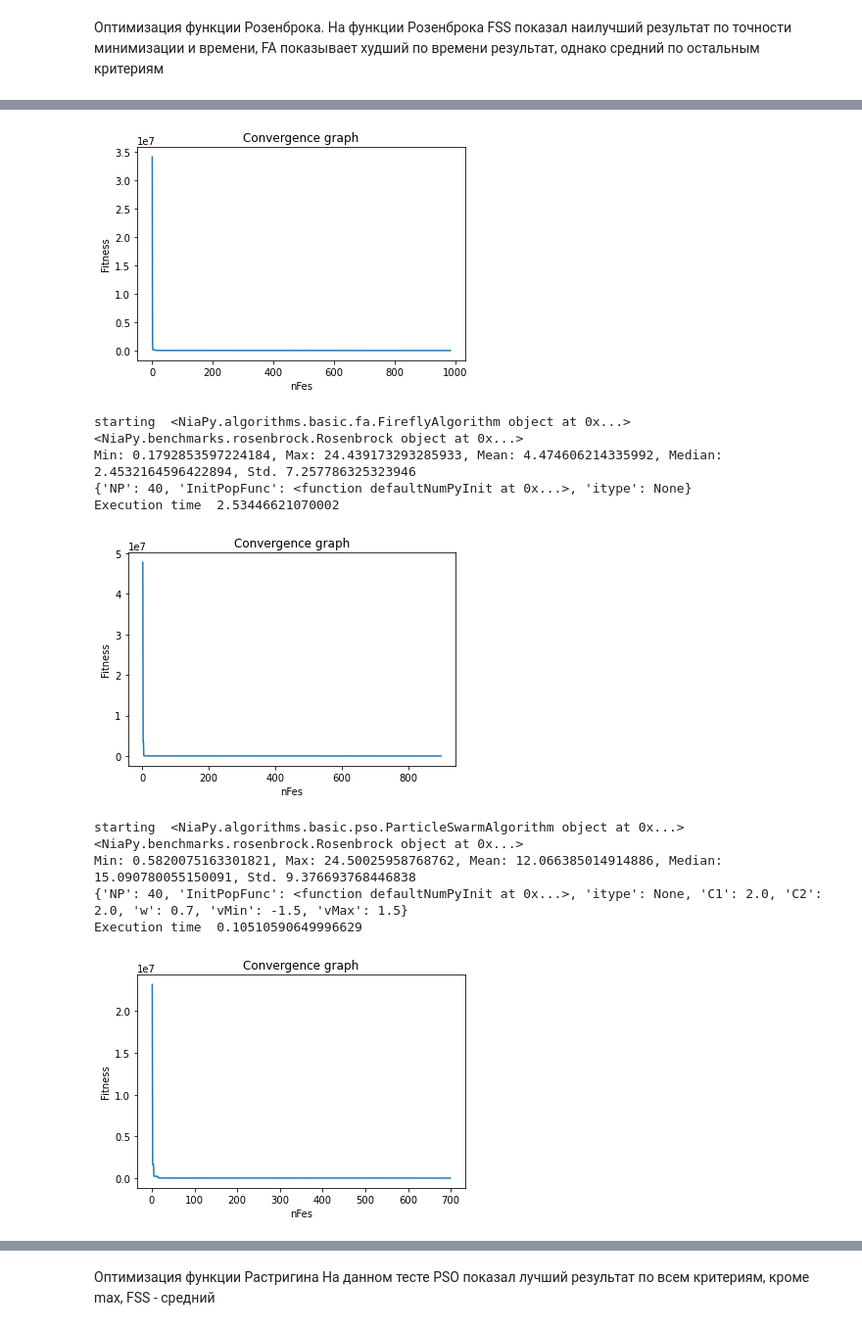
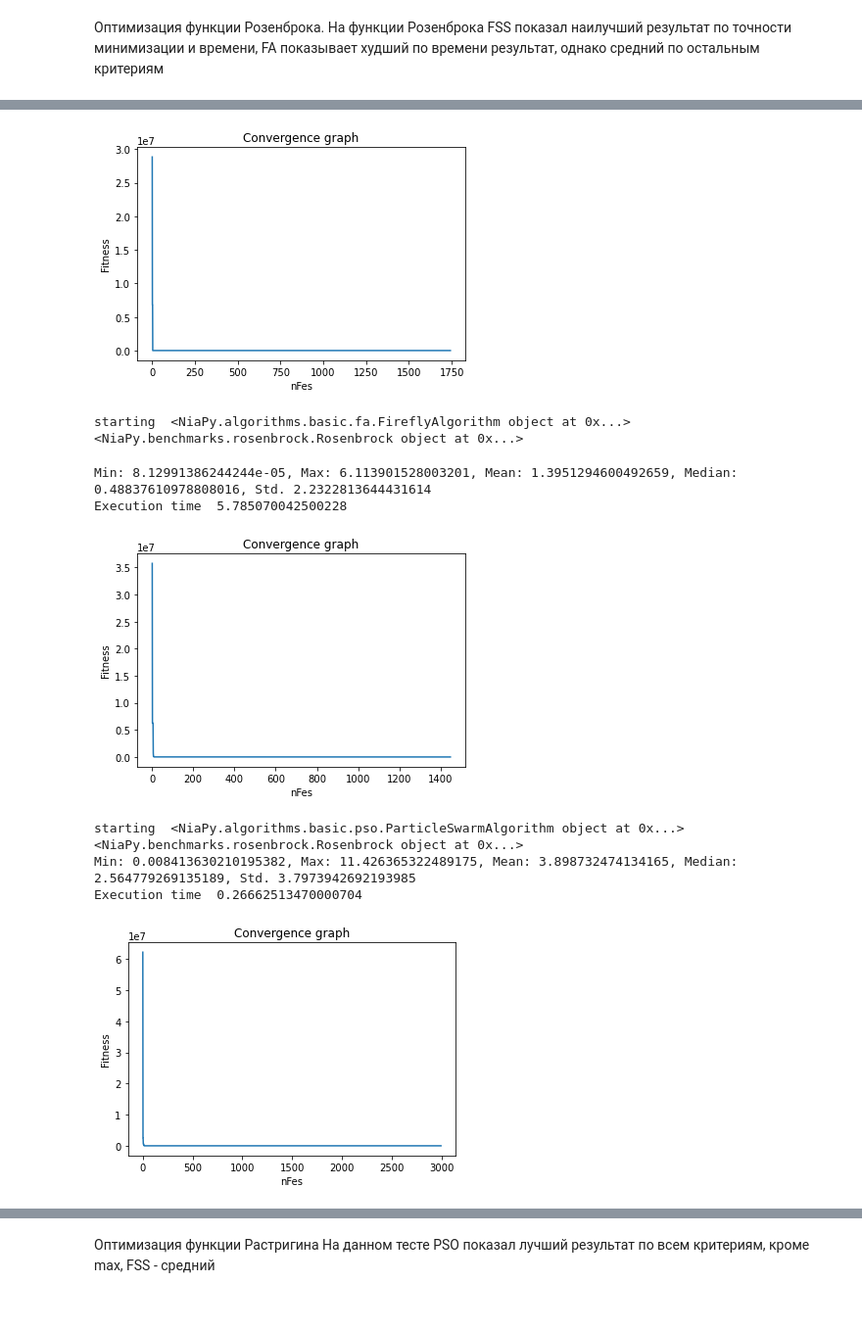
Before and after one commit to Loinen/FSS, a Jupyter notebook: FSS.ipynb, the cells around one changed output, grey strips where cells are left out. Shown: that part at 98% size. Saved outputs shown, nothing was run; the diff lists cells and outputs as text; code cells hidden in the pictures.

```diff
--- a/FSS.ipynb
+++ b/FSS.ipynb
@@ -18,6 +18,8 @@ def optimization(benc, nruns, dim, algo, nf, ngen):
     Time = list()
 
     stats = np.zeros(nruns)
+    x = list()
+    y = list()
     print("\nstarting ", algo, benc)
     for i in range(nruns):
         task = StoppingTask(D=dim, nGEN=ngen, nFES=nf, optType=OptimizationType.MINIMIZATION, benchmark=benc)
@@ -27,38 +29,35 @@ def optimization(benc, nruns, dim, algo, nf, ngen):
         Time.append(time.perf_counter() - timer)
 
         stats[i] = best[1]
-        evals, x_f = task.return_conv()
-
-        # print("FSS", best[-1])
-    #         print("Number of function evaluations ", evals)  # print function evaluations
-    # print(x_f)  # print values
+        x.append(best[0][0])
+        y.append(best[0][1])
 
     stat = BasicStatistics(stats)
-    print(stat.generate_standard_report())  # generate report
-    print(algo.getParameters())
+    print(stat.generate_standard_report())
     print("Execution time ", np.mean(Time))
-    return best, task
+    return x, y, task
 # %% [markdown]
 Оптимизация функции Розенброка. На функции Розенброка FSS показал наилучший результат по точности минимизации и времени, FA показывает худший по времени результат, однако средний по остальным критериям
 # %%
 nruns = 10
-nf = 1000
-ngen = 100
+dim = 2
+nf = 3000
+ngen = 3000
 benc = Rosenbrock()
 
 # поиск косяком рыб
 algo = FishSchoolSearch(NP=40, SI_init=0.3, SI_final=5, SV_init=0.3, SV_final=5, min_w=0.2, w_scale=0.8)
-X_fss, task = optimization(benc, nruns, 2, algo, nf, ngen)
+x_fss, y_fss, task = optimization(benc, nruns, dim, algo, nf, ngen)
 task.plot()
 
 # алгоритм светлячков
 algo = FireflyAlgorithm(NP=40)
-X_ff, task = optimization(benc, nruns, 2, algo, nf, ngen)
+x_ff, y_ff, task = optimization(benc, nruns, dim, algo, nf, ngen)
 task.plot()
 
 # рой частиц
-algo = ParticleSwarmAlgorithm(NP=40)
-X_pso, task = optimization(benc, nruns, 2, algo, nf, ngen)
+algo = ParticleSwarmAlgorithm(NP=30, C1=1, C2=1, w=0.5, vMin=-1, vMax=0.5)
+x_spo, y_spo, task = optimization(benc, nruns, dim, algo, nf, ngen)
 task.plot()
 # %% [output]
 starting  <NiaPy.algorithms.basic.fss.FishSchoolSearch object at 0x...> <NiaPy.benchmarks.rosenbrock.Rosenbrock object at 0x...>
@@ -68,11 +66,9 @@ Execution time  0.09334931910002524
-[figure, old version]
+[figure, new version]
 starting  <NiaPy.algorithms.basic.fa.FireflyAlgorithm object at 0x...> <NiaPy.benchmarks.rosenbrock.Rosenbrock object at 0x...>
-Min: 0.1792853597224184, Max: 24.439173293285933, Mean: 4.474606214335992, Median: 2.4532164596422894, Std. 7.257786325323946
-{'NP': 40, 'InitPopFunc': <function defaultNumPyInit at 0x...>, 'itype': None}
-Execution time  2.53446621070002
+Min: 8.12991386244244e-05, Max: 6.113901528003201, Mean: 1.3951294600492659, Median: 0.48837610978808016, Std. 2.2322813644431614
+Execution time  5.785070042500228
-[figure, old version]
+[figure, new version]
-starting  <NiaPy.algorithms.basic.pso.ParticleSwarmAlgorithm object at 0x...> <NiaPy.benchmarks.rosenbrock.Rosenbrock object at 0x...>
-Min: 0.5820075163301821, Max: 24.50025958768762, Mean: 12.066385014914886, Median: 15.090780055150091, Std. 9.376693768446838
-{'NP': 40, 'InitPopFunc': <function defaultNumPyInit at 0x...>, 'itype': None, 'C1': 2.0, 'C2': 2.0, 'w': 0.7, 'vMin': -1.5, 'vMax': 1.5}
-Execution time  0.10510590649996629
+starting  <NiaPy.algorithms.basic.pso.ParticleSwarmAlgorithm object at 0x...> <NiaPy.benchmarks.rosenbrock.Rosenbrock object at 0x...>
+Min: 0.008413630210195382, Max: 11.426365322489175, Mean: 3.898732474134165, Median: 2.564779269135189, Std. 3.7973942692193985
+Execution time  0.26662513470000704
-[figure, old version]
+[figure, new version]
```
Also changed, not shown: parts of 12 cells of this notebook, 1 other file.
